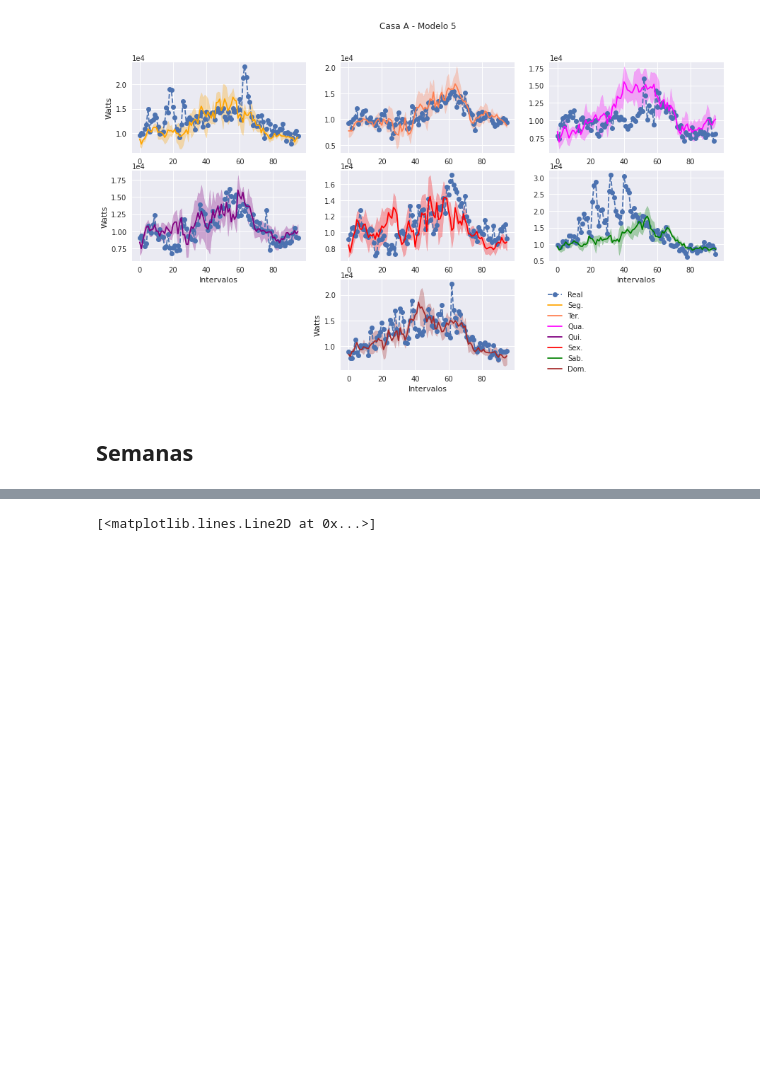
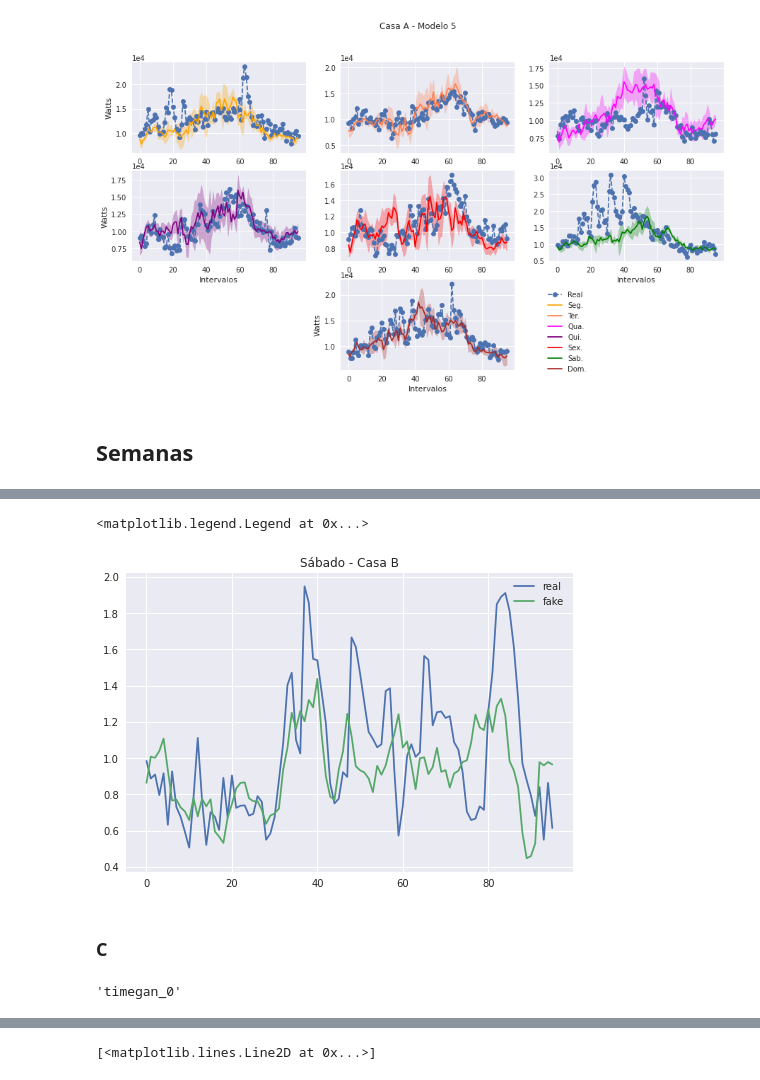
Before and after one commit to ifribeiro/consumo_casas, a Jupyter notebook: gans_casas.ipynb, the cells around one changed output, grey strips where cells are left out. Cells and saved outputs as stored; diff of their text form; code cells hidden in the pictures; blank space fills up the shorter version.

```diff
--- a/gans_casas.ipynb
+++ b/gans_casas.ipynb
@@ -363,0 +415,28 @@ dict_weeks_fake = {wk:p.get_count(df_sample_fake, wk, timestep=96, column='ts')[
+# %%
+B_sab = np.load("datasets/Separados/B/B_sab.npy")
+B_sab = B_sab
+lista_datas_B = B['TimestampLocal'].values[:-3]
+# %%
+f = 1
+lista_sab_B = glob.glob("datasets/generated_semanas/B/*.npy")
+fk1 = np.load(lista_sab_B[f])
+fk1 = fk1.flatten()
+nome = 'timegan_{}'.format(f)
+fake_B = np.load("datasets/generated/B/{}.npy".format(nome))
+fake_B = fake_B.flatten()[:len(lista_datas_B)]
+
+dict_fake={
+    'TimestampLocal':lista_datas_B,
+    'Watts':fake_B
+}
+df_fake = pd.DataFrame(dict_fake)
+
+_, lista_datas_sab_B = separar_dias(B, 'B', wk=5)
+
+for i in range(len(lista_datas_sab_B)):
+    idx = df_fake[df_fake['TimestampLocal']==lista_datas_sab_B[i]].index[0]
+    df_fake.loc[idx,'Watts'] = fk1[i]
+
+treino_fake = df_fake['Watts'].values
+df_sample_fake = p.get_df(lista_datas_B, treino_fake.reshape(len(treino_fake), 1), timesteps=96)
+dict_weeks_fake = {wk:p.get_count(df_sample_fake, wk, timestep=96, column='ts')['cnt_0'] for wk in range(7)}
@@ -363,0 +445,8 @@ dict_weeks_fake = {wk:p.get_count(df_sample_fake, wk, timestep=96, column='ts')[
+# %%
+treino = B['Watts'].values[:-3]
+scalerA = MinMaxScaler().fit(treino.reshape(-1,1))
+treino_scaled = scalerA.transform(treino.reshape(-1,1))
+treino_s = treino_scaled.reshape(len(treino)//96, 96, 1)
+
+df_sample = p.get_df(lista_datas_B, treino_s.reshape(len(treino), 1), timesteps=96)
+dict_weeks_real = {wk:p.get_count(df_sample, wk, timestep=96, column='ts')['cnt_0'] for wk in range(7)}
@@ -363,0 +462,10 @@ dict_weeks_fake = {wk:p.get_count(df_sample_fake, wk, timestep=96, column='ts')[
+# %%
+plt.plot(dict_weeks_real[5], label='real')
+plt.plot(dict_weeks_fake[5], label='fake')
+plt.title("Sábado - Casa B")
+plt.legend()
+# %% [output]
+<matplotlib.legend.Legend at 0x...>
+[figure, added]
+# %% [markdown]
+### C
@@ -363,0 +502,4 @@ dict_weeks_fake = {wk:p.get_count(df_sample_fake, wk, timestep=96, column='ts')[
+# %%
+nome
+# %% [output]
+'timegan_0'
```
Also changed, not shown: parts of 40 cells of this notebook.
